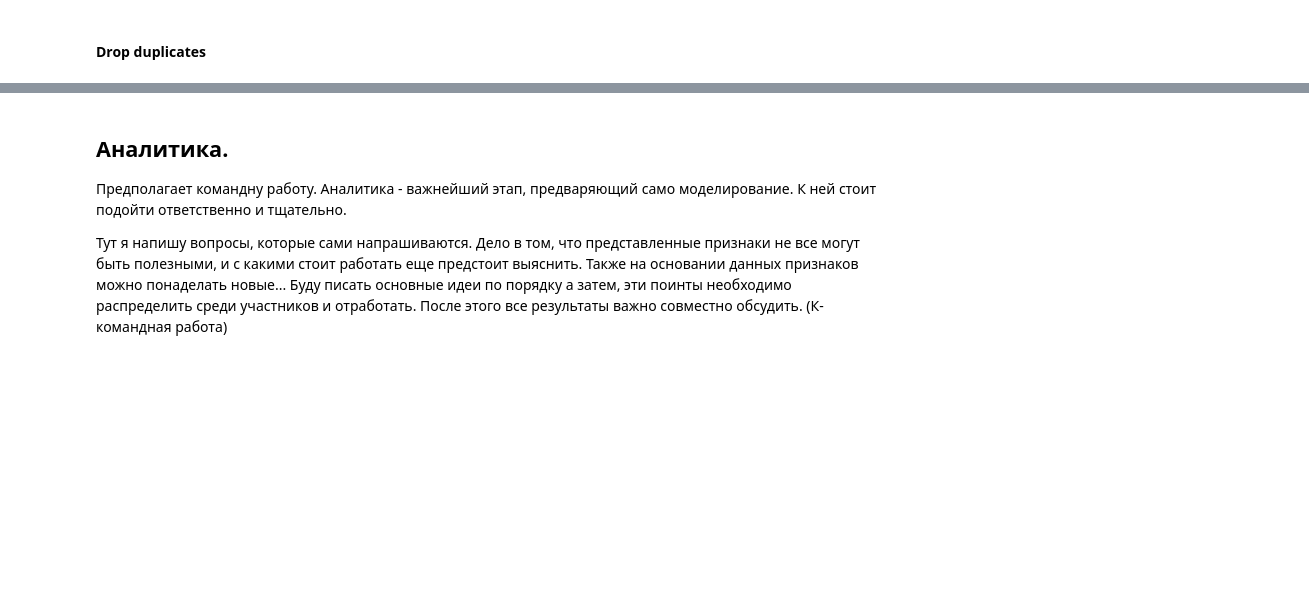
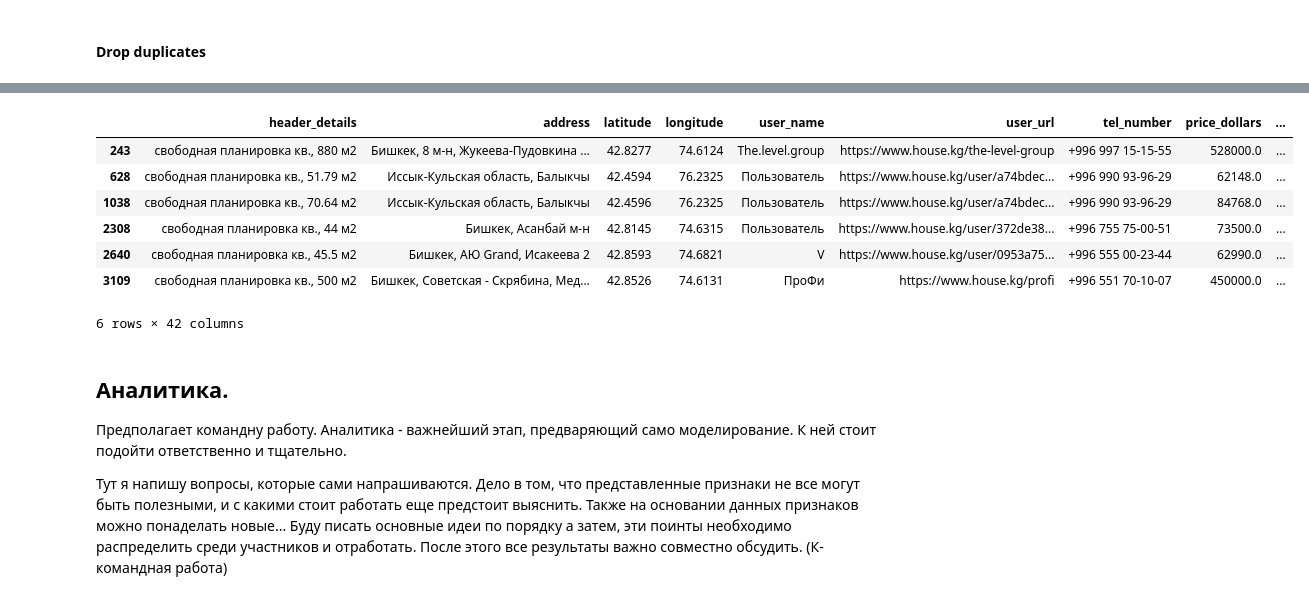
Before and after one commit to awesic/House_KG_Parsing, a Jupyter notebook: house_kg_project.ipynb, the cells around one changed output, grey strips where cells are left out. Cells and saved outputs as stored; diff of their text form; code cells hidden in the pictures; blank space fills up the shorter version.

```diff
--- a/house_kg_project.ipynb
+++ b/house_kg_project.ipynb
@@ -183,3 +506,14 @@ Name: Состояние, Length: 283, dtype: object
+# %%
+df[df.rooms == 0]
+# %% [output]
+|  | header_details | address | latitude | longitude | user_name | user_url | tel_number | price_dollars | ... |
+| 243 | свободная планировка кв., 880 м2 | Бишкек, 8 м-н, Жукеева-Пудовкина ... | 42.8277 | 74.6124 | The.level.group | https://www.house.kg/the-level-group | +996 997 15-15-55 | 528000.0 | ... |
+| 628 | свободная планировка кв., 51.79 м2 | Иссык-Кульская область, Балыкчы | 42.4594 | 76.2325 | Пользователь | https://www.house.kg/user/a74bdec... | +996 990 93-96-29 | 62148.0 | ... |
+| 1038 | свободная планировка кв., 70.64 м2 | Иссык-Кульская область, Балыкчы | 42.4596 | 76.2325 | Пользователь | https://www.house.kg/user/a74bdec... | +996 990 93-96-29 | 84768.0 | ... |
+| 2308 | свободная планировка кв., 44 м2 | Бишкек, Асанбай м-н | 42.8145 | 74.6315 | Пользователь | https://www.house.kg/user/372de38... | +996 755 75-00-51 | 73500.0 | ... |
+| 2640 | свободная планировка кв., 45.5 м2 | Бишкек, АЮ Grand, Исакеева 2 | 42.8593 | 74.6821 | V | https://www.house.kg/user/0953a75... | +996 555 00-23-44 | 62990.0 | ... |
+| 3109 | свободная планировка кв., 500 м2 | Бишкек, Советская - Скрябина, Мед... | 42.8526 | 74.6131 | ПроФи | https://www.house.kg/profi | +996 551 70-10-07 | 450000.0 | ... |
+6 rows × 42 columns
 # %% [markdown]
 ## Аналитика.
 
```
Also changed, not shown: parts of 73 cells of this notebook.
